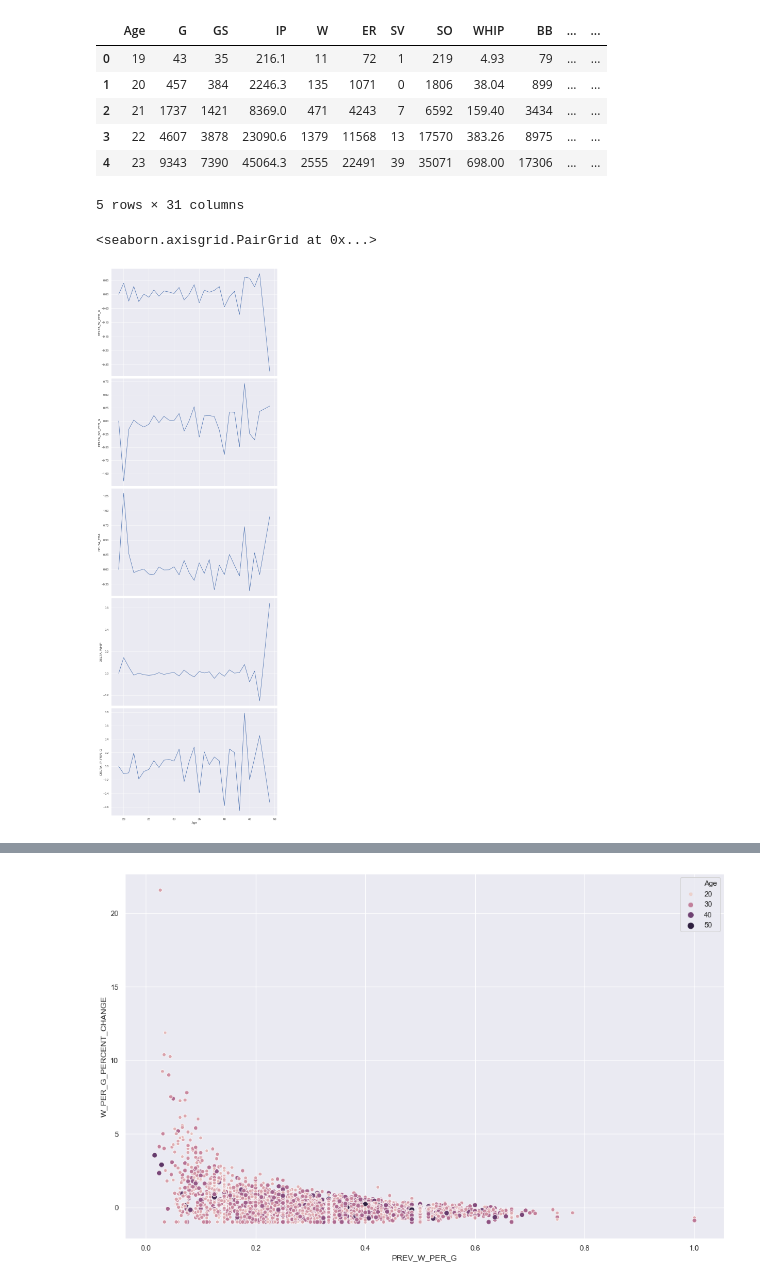
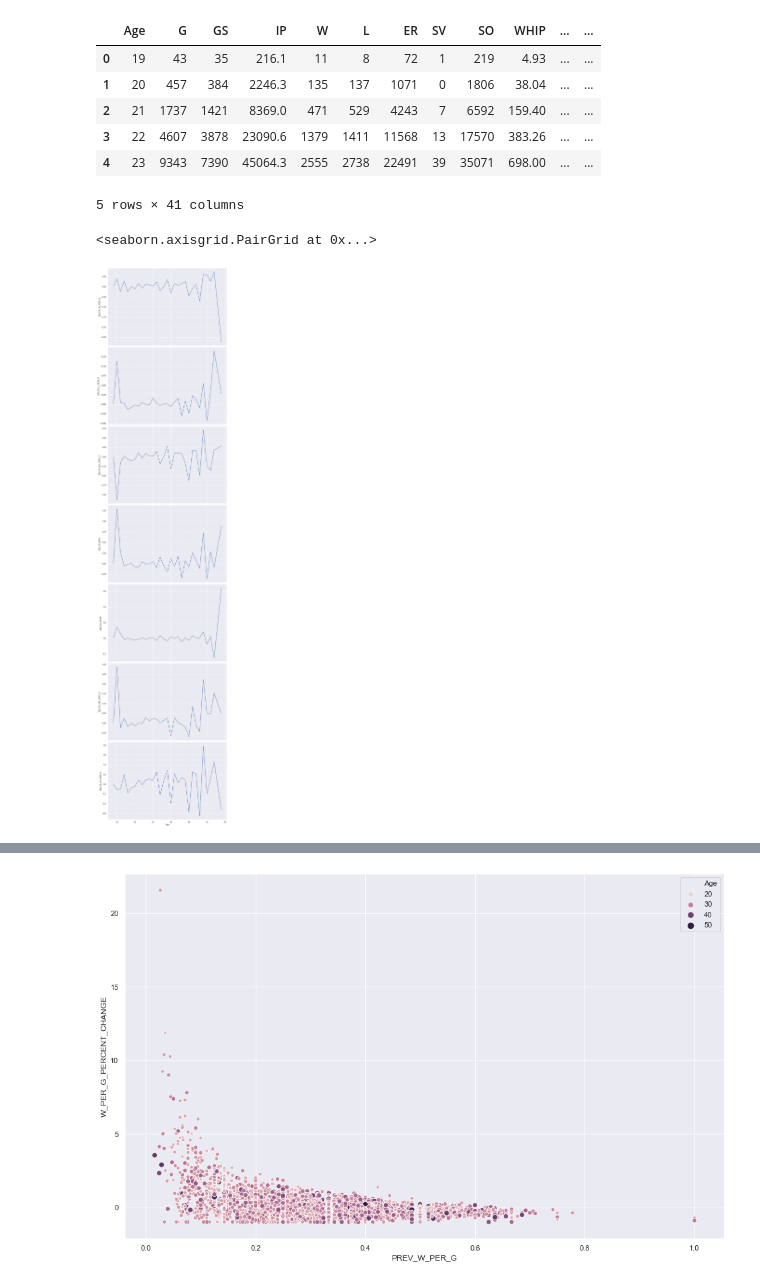
Before and after one commit to rileybuch/Fantasy-Baseball-Web-App, a Jupyter notebook: probability_predicted_starters.ipynb, the cells around one changed output, grey strips where cells are left out. Drawn from its saved outputs; the diff is of its cells as text; code cells hidden in the pictures.

```diff
--- a/probability_predicted_starters.ipynb
+++ b/probability_predicted_starters.ipynb
@@ -18,16 +16,21 @@ closers = df[df["SV"] > 5]
 # %%
-#group by player age, get batting avg
-starters_age = starters[['Age', 'G', 'GS', 'IP', 'W', 'ER', 'SV', 'SO', 'WHIP', 'BB', 'H']].groupby(['Age'], as_index=False).sum()
+#group by player age
+starters_age = starters[['Age', 'G', 'GS', 'IP', 'W', 'L', 'ER', 'SV', 'SO', 'WHIP', 'BB', 'H', 'HR']].groupby(['Age'], as_index=False).sum()
 starters_age['W_PER_G'] = starters_age['W'] / starters_age['G']
+starters_age['L_PER_G'] = starters_age['L'] / starters_age['G']
 starters_age['SO_PER_G'] = starters_age['SO'] / starters_age['G']
 starters_age['AVG_ERA'] = 9 * (starters_age['ER'] / starters_age['IP'])
 starters_age['AVG_WHIP'] = (starters_age['BB'] + starters_age['H']) / starters_age['IP']
-#starters_age['QS_PER_GS'] = starters_age['QS'] / starters_age['GS']
 starters_age['IP_PER_G'] = starters_age['IP'] / starters_age['G']
+starters_age['HR_PER_G'] = starters_age['HR'] / starters_age['G']
 
 starters_age['DELTA_W_PER_G'] = 0.0
 starters_age['PREV_W_PER_G'] = 0.0
 starters_age['W_PER_G_PERCENT_CHANGE'] = 0.0
+
+starters_age['DELTA_L_PER_G'] = 0.0
+starters_age['PREV_L_PER_G'] = 0.0
+starters_age['L_PER_G_PERCENT_CHANGE'] = 0.0
 
 starters_age['DELTA_SO_PER_G'] = 0.0
 starters_age['PREV_SO_PER_G'] = 0.0
@@ -41,19 +44,31 @@ starters_age['DELTA_WHIP'] = 0.0
 starters_age['PREV_WHIP'] = 0.0
 starters_age['WHIP_PERCENT_CHANGE'] = 0.0
 
-# starters_age['DELTA_QS_PER_GS'] = 0.0
-# starters_age['PREV_QS_PER_GS'] = 0.0
-# starters_age['QS_PER_GS_PERCENT_CHANGE'] = 0.0
+starters_age['DELTA_IP_PER_G'] = 0.0
+starters_age['PREV_IP_PER_G'] = 0.0
+starters_age['IP_PER_G_PERCENT_CHANGE'] = 0.0
 
 starters_age['DELTA_IP_PER_G'] = 0.0
 starters_age['PREV_IP_PER_G'] = 0.0
 starters_age['IP_PER_G_PERCENT_CHANGE'] = 0.0
+
+starters_age['DELTA_IP_PER_G'] = 0.0
+starters_age['PREV_IP_PER_G'] = 0.0
+starters_age['IP_PER_G_PERCENT_CHANGE'] = 0.0
+
+starters_age['DELTA_HR_PER_G'] = 0.0
+starters_age['PREV_HR_PER_G'] = 0.0
+starters_age['HR_PER_G_PERCENT_CHANGE'] = 0.0
 # %%
 for i, r in starters_age.iterrows():
     if i != 0:
         starters_age.at[i,'DELTA_W_PER_G'] = starters_age.at[i,'W_PER_G'] - starters_age.at[i-1,'W_PER_G']
         starters_age.at[i,'PREV_W_PER_G'] = starters_age.at[i-1,'W_PER_G']
         starters_age.at[i,'W_PER_G_PERCENT_CHANGE'] = starters_age.at[i,'DELTA_W_PER_G']/starters_age.at[i,'PREV_W_PER_G']
+
+        starters_age.at[i,'DELTA_L_PER_G'] = starters_age.at[i,'L_PER_G'] - starters_age.at[i-1,'L_PER_G']
+        starters_age.at[i,'PREV_L_PER_G'] = starters_age.at[i-1,'L_PER_G']
+        starters_age.at[i,'L_PER_G_PERCENT_CHANGE'] = starters_age.at[i,'DELTA_L_PER_G']/starters_age.at[i,'PREV_L_PER_G']
 
         starters_age.at[i,'DELTA_SO_PER_G'] = starters_age.at[i,'SO_PER_G'] - starters_age.at[i-1,'SO_PER_G']
         starters_age.at[i,'PREV_SO_PER_G'] = starters_age.at[i-1,'SO_PER_G']
@@ -67,9 +82,9 @@ for i, r in starters_age.iterrows():
         starters_age.at[i,'PREV_WHIP'] = starters_age.at[i-1,'AVG_WHIP']
         starters_age.at[i,'WHIP_PERCENT_CHANGE'] = starters_age.at[i,'DELTA_WHIP']/starters_age.at[i,'PREV_WHIP']
 
-#         starters_age.at[i,'DELTA_QS_PER_GS'] = starters_age.at[i,'QS_PER_GS'] - starters_age.at[i-1,'QS_PER_GS']
-#         starters_age.at[i,'PREV_QS_PER_GS'] = starters_age.at[i-1,'QS_PER_GS']
-#         starters_age.at[i,'QS_PER_GS_PERCENT_CHANGE'] = starters_age.at[i,'DELTA_QS_PER_GS']/starters_age.at[i,'PREV_QS_PER_GS']
+        starters_age.at[i,'DELTA_HR_PER_G'] = starters_age.at[i,'HR_PER_G'] - starters_age.at[i-1,'HR_PER_G']
+        starters_age.at[i,'PREV_HR_PER_G'] = starters_age.at[i-1,'HR_PER_G']
+        starters_age.at[i,'HR_PER_G_PERCENT_CHANGE'] = starters_age.at[i,'DELTA_HR_PER_G']/starters_age.at[i,'PREV_HR_PER_G']
 
         starters_age.at[i,'DELTA_IP_PER_G'] = starters_age.at[i,'IP_PER_G'] - starters_age.at[i-1,'IP_PER_G']
         starters_age.at[i,'PREV_IP_PER_G'] = starters_age.at[i-1,'IP_PER_G']
@@ -77,24 +92,25 @@ for i, r in starters_age.iterrows():
 
 starters_age.head()
 # %% [output]
-|  | Age | G | GS | IP | W | ER | SV | SO | WHIP | BB | ... | ... |
-| 0 | 19 | 43 | 35 | 216.1 | 11 | 72 | 1 | 219 | 4.93 | 79 | ... | ... |
-| 1 | 20 | 457 | 384 | 2246.3 | 135 | 1071 | 0 | 1806 | 38.04 | 899 | ... | ... |
-| 2 | 21 | 1737 | 1421 | 8369.0 | 471 | 4243 | 7 | 6592 | 159.40 | 3434 | ... | ... |
-| 3 | 22 | 4607 | 3878 | 23090.6 | 1379 | 11568 | 13 | 17570 | 383.26 | 8975 | ... | ... |
-| 4 | 23 | 9343 | 7390 | 45064.3 | 2555 | 22491 | 39 | 35071 | 698.00 | 17306 | ... | ... |
+|  | Age | G | GS | IP | W | L | ER | SV | SO | WHIP | ... | ... |
+| 0 | 19 | 43 | 35 | 216.1 | 11 | 8 | 72 | 1 | 219 | 4.93 | ... | ... |
+| 1 | 20 | 457 | 384 | 2246.3 | 135 | 137 | 1071 | 0 | 1806 | 38.04 | ... | ... |
+| 2 | 21 | 1737 | 1421 | 8369.0 | 471 | 529 | 4243 | 7 | 6592 | 159.40 | ... | ... |
+| 3 | 22 | 4607 | 3878 | 23090.6 | 1379 | 1411 | 11568 | 13 | 17570 | 383.26 | ... | ... |
+| 4 | 23 | 9343 | 7390 | 45064.3 | 2555 | 2738 | 22491 | 39 | 35071 | 698.00 | ... | ... |
-5 rows × 31 columns
+5 rows × 41 columns
 # %%
 # explore delta of avg by age
 g = sns.PairGrid(starters_age, y_vars=["DELTA_W_PER_G",
+                                       "DELTA_L_PER_G",
                                        "DELTA_SO_PER_G",
                                        "DELTA_ERA",
                                        "DELTA_WHIP",
-#                                       "DELTA_QS_PER_GS",
+                                      "DELTA_HR_PER_G",
                                       "DELTA_IP_PER_G"], x_vars=["Age"], height=6, aspect = 1.6)
 g.map(sns.lineplot, markers=True)
 # %% [output]
 <seaborn.axisgrid.PairGrid at 0x...>
-[figure, old version]
+[figure, new version]
 # %%
 # explore percent change by age and previous season's stat
```
Also changed, not shown: parts of 25 cells of this notebook, 1 other file.
